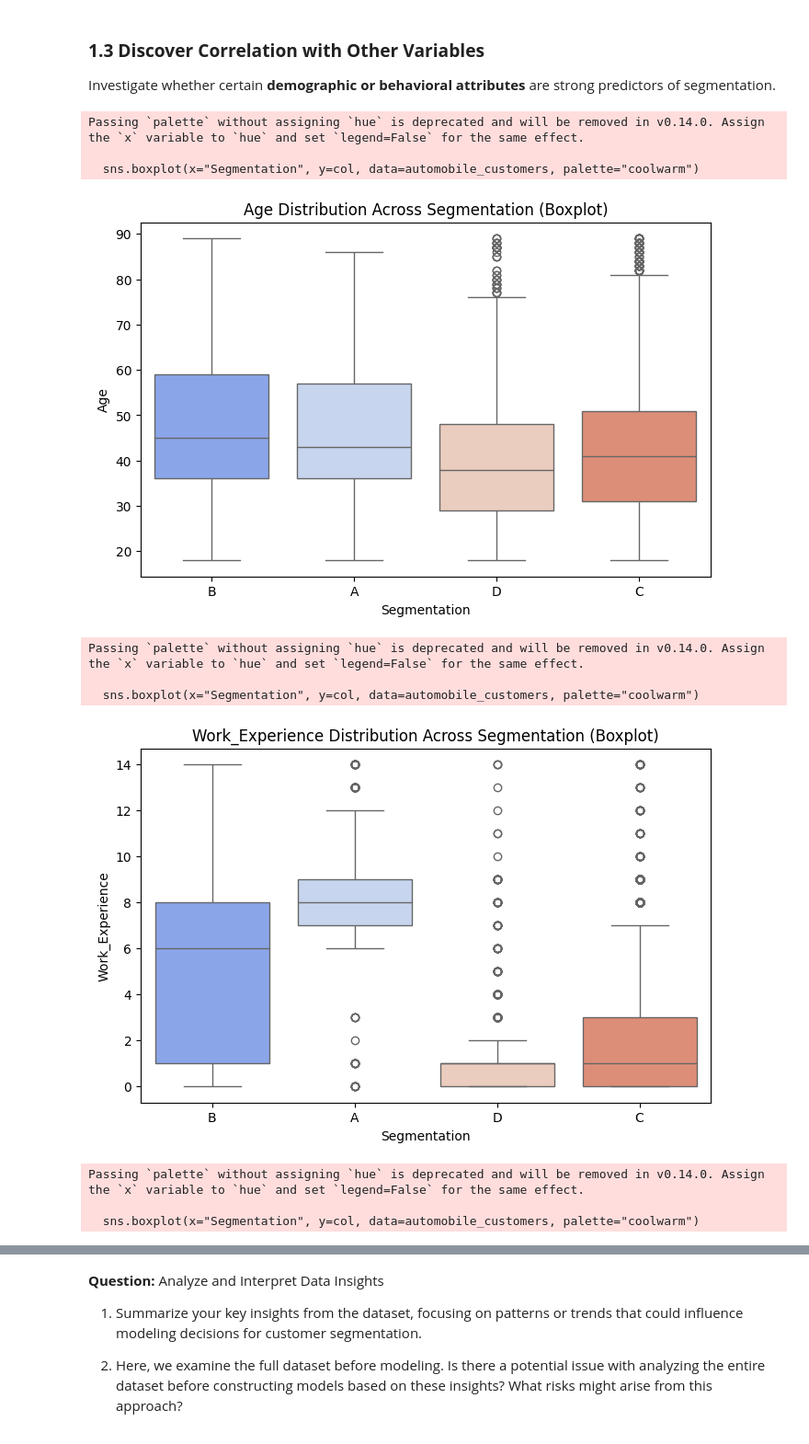
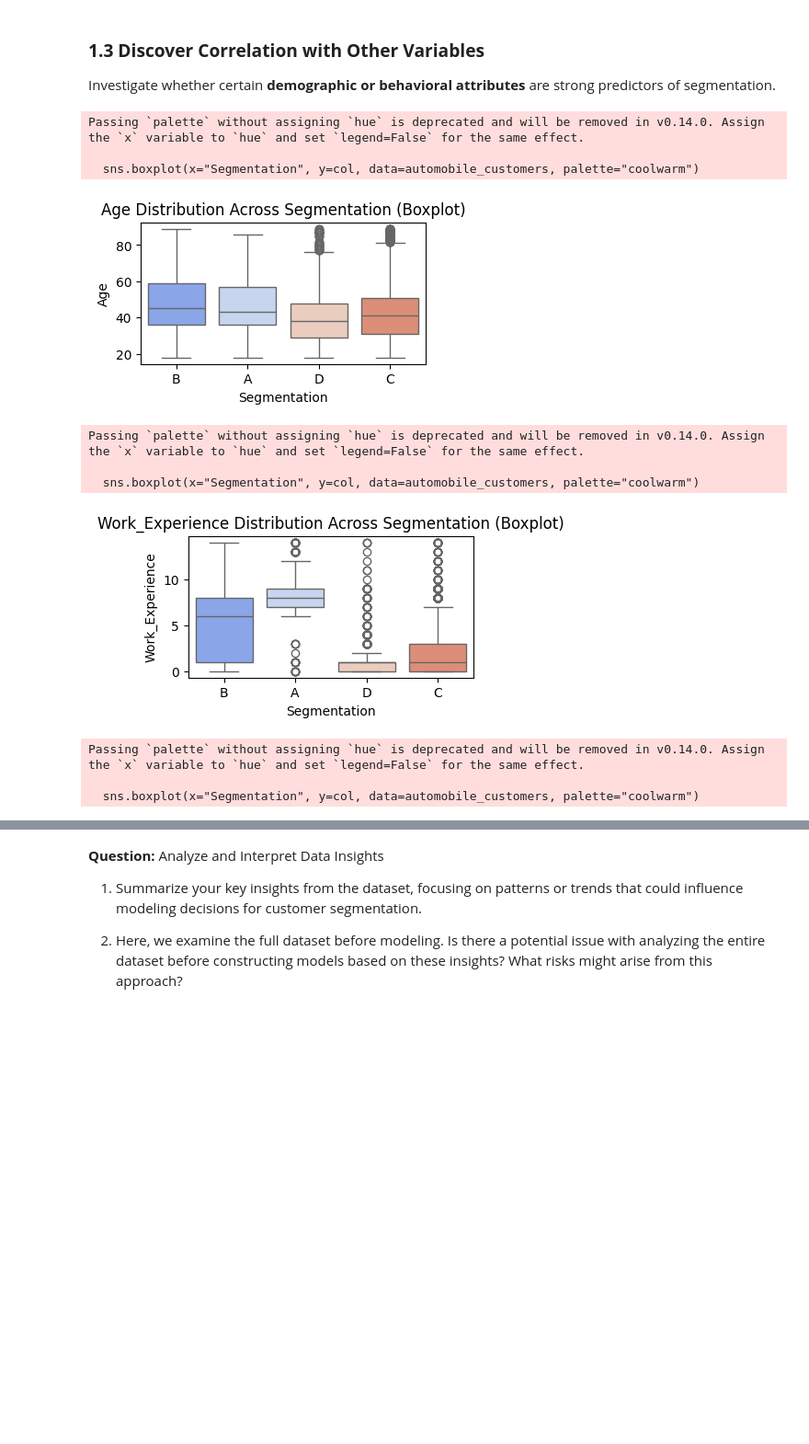
Before and after one commit to fengfrankgthb/BUS-41204, a Jupyter notebook: Problem Sets/PS1.ipynb, the cells around one changed output, grey strips where cells are left out. Shown at 92% size. Cells and saved outputs as stored; diff of their text form; code cells hidden in the pictures; blank space fills up the shorter version.

```diff
--- a/Problem Sets/PS1.ipynb
+++ b/Problem Sets/PS1.ipynb
@@ -521,7 +522,7 @@ categorical_cols = [
 ]
 
 for col in categorical_cols:
-    plt.figure(figsize=(6, 4))
+    plt.figure(figsize=(3, 2))
     sns.countplot(
         x=automobile_customers[col],
         order=automobile_customers[col].value_counts().index,
@@ -543,24 +554,24 @@ Investigate whether certain **demographic or behavioral attributes** are strong
 # %%
 # Boxplots for Numerical Features vs. Segmentation
 # Boxplots
 numerical_cols = ["Age", "Work_Experience", "Family_Size"]
 
 for col in numerical_cols:
-    plt.figure(figsize=(8, 5))
+    plt.figure(figsize=(4, 2))
     sns.boxplot(x="Segmentation", y=col, data=automobile_customers, palette="coolwarm")
     plt.title(f"{col} Distribution Across Segmentation (Boxplot)")
     plt.xlabel("Segmentation")
     plt.ylabel(col)
     plt.show()
 # %% [output]
 Passing `palette` without assigning `hue` is deprecated and will be removed in v0.14.0. Assign the `x` variable to `hue` and set `legend=False` for the same effect.
 
   sns.boxplot(x="Segmentation", y=col, data=automobile_customers, palette="coolwarm")
-[figure, old version]
+[figure, new version]
 Passing `palette` without assigning `hue` is deprecated and will be removed in v0.14.0. Assign the `x` variable to `hue` and set `legend=False` for the same effect.
 
   sns.boxplot(x="Segmentation", y=col, data=automobile_customers, palette="coolwarm")
-[figure, old version]
+[figure, new version]
 Passing `palette` without assigning `hue` is deprecated and will be removed in v0.14.0. Assign the `x` variable to `hue` and set `legend=False` for the same effect.
 
   sns.boxplot(x="Segmentation", y=col, data=automobile_customers, palette="coolwarm")
```
Also changed, not shown: parts of 16 cells of this notebook.
